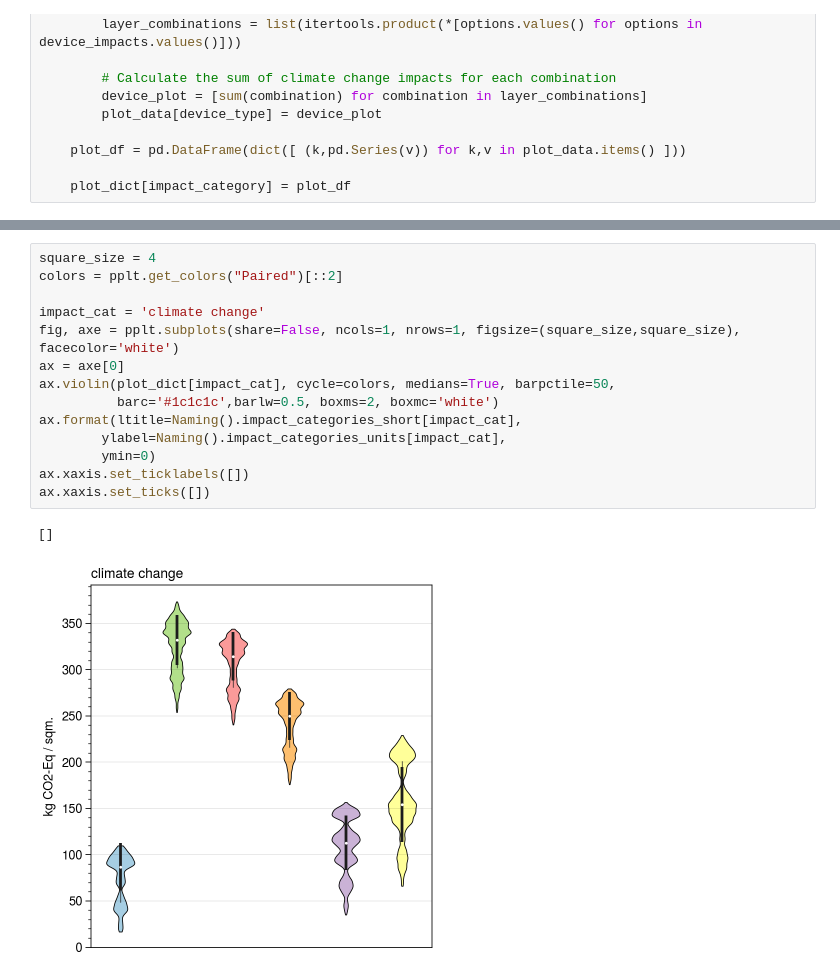
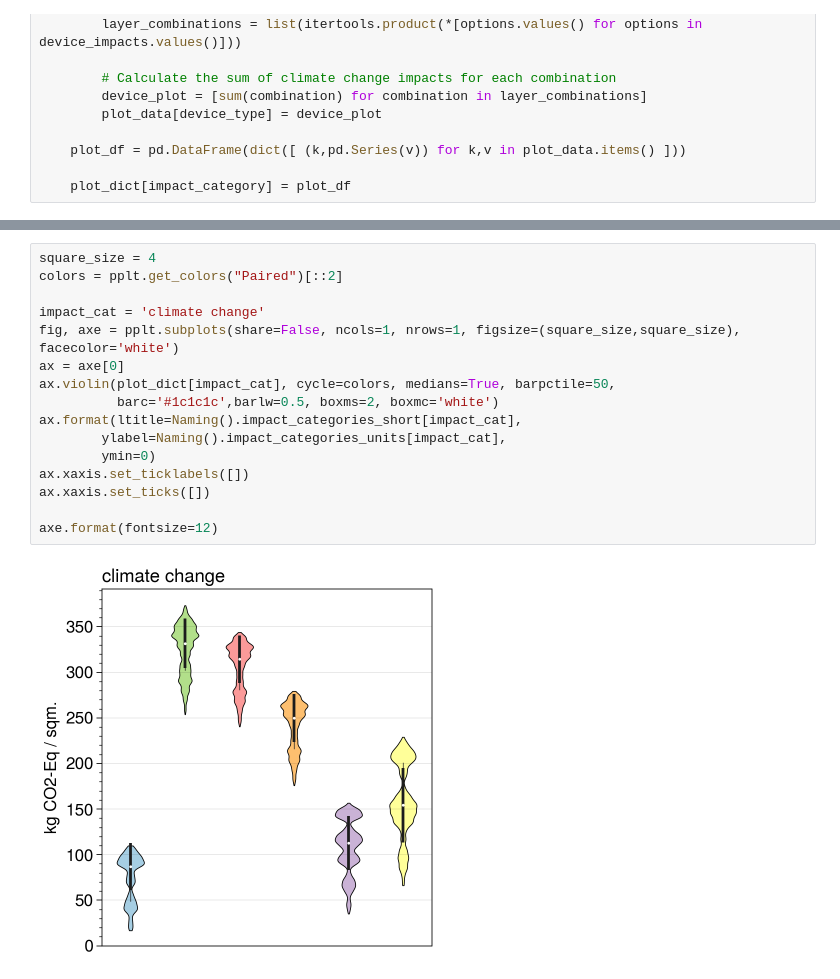
Before and after one commit to architecture-building-systems/parametric-bipv-app, a Jupyter notebook: notebooks/04_violin_chart.ipynb, the cells around one changed output, grey strips where cells are left out. Cells and saved outputs as stored; diff of their text form.

```diff
--- a/notebooks/04_violin_chart.ipynb
+++ b/notebooks/04_violin_chart.ipynb
@@ -98,17 +96,18 @@ cigs 279936
 # %%
 square_size = 4
 colors = pplt.get_colors("Paired")[::2]
 
 impact_cat = 'climate change'
 fig, axe = pplt.subplots(share=False, ncols=1, nrows=1, figsize=(square_size,square_size), facecolor='white')
 ax = axe[0]
 ax.violin(plot_dict[impact_cat], cycle=colors, medians=True, barpctile=50,
           barc='#1c1c1c',barlw=0.5, boxms=2, boxmc='white')
 ax.format(ltitle=Naming().impact_categories_short[impact_cat],
         ylabel=Naming().impact_categories_units[impact_cat],
         ymin=0)
 ax.xaxis.set_ticklabels([])
 ax.xaxis.set_ticks([])
+
+axe.format(fontsize=12)
 # %% [output]
-[]
-[figure, old version]
+[figure, new version]
```
Also changed, not shown: parts of 5 cells of this notebook, 18 other files.
